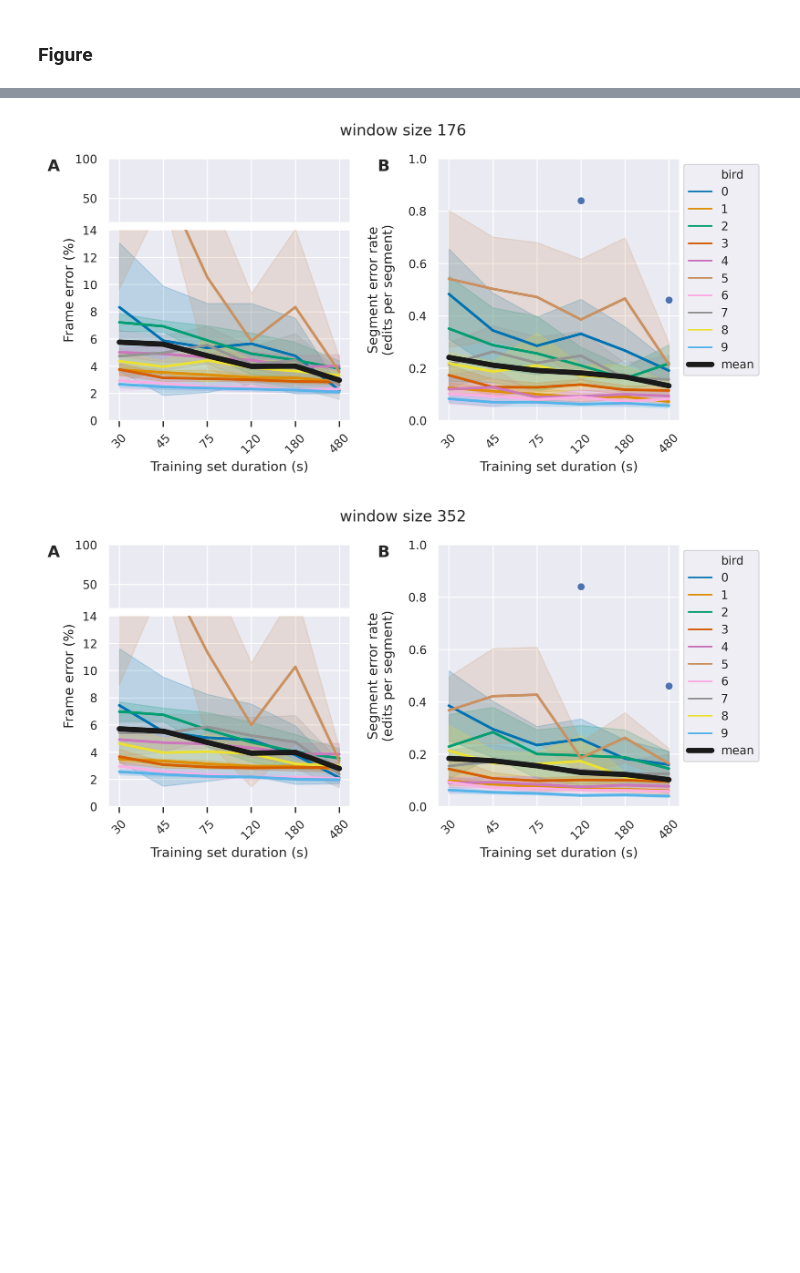
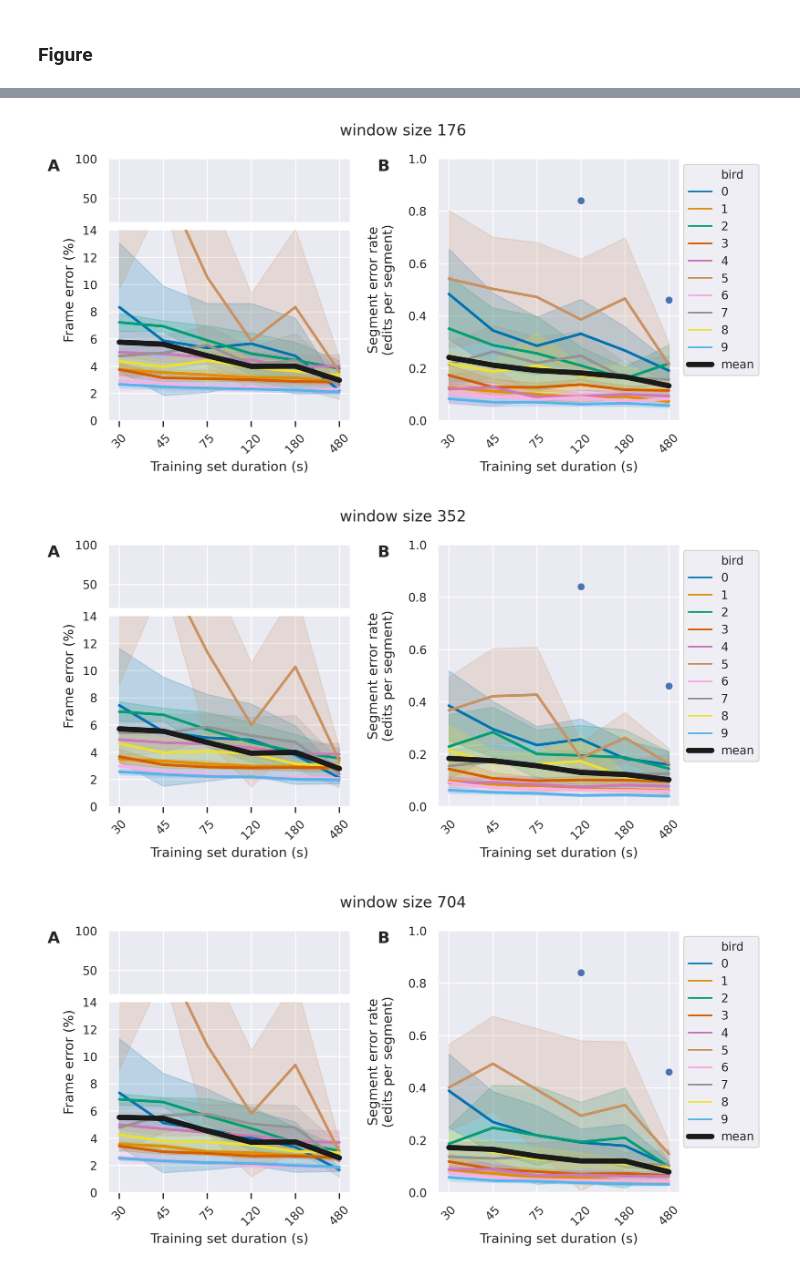
Before and after one commit to yardencsGitHub/tweetynet, a Jupyter notebook: src/scripts/BirdsongRecognition/error-across-birds-multiple-window-size.ipynb, the cells around one changed output, grey strips where cells are left out. Saved outputs shown, nothing was run; the diff lists cells and outputs as text; code cells hidden in the pictures; blank space fills up the shorter version.

```diff
--- a/src/scripts/BirdsongRecognition/error-across-birds-multiple-window-size.ipynb
+++ b/src/scripts/BirdsongRecognition/error-across-birds-multiple-window-size.ipynb
@@ -146,16 +146,17 @@ BR_RESULTS_ROOT = REPO_ROOT.joinpath('results/BirdsongRecognition')
 # %% [markdown]
 ### Figure
 # %%
-for window_size in (22, 44, 88, 176, 352):
+for window_size in (22, 44, 88, 176, 352, 704):
     if window_size == 88:
         csv_path = BR_RESULTS_ROOT.joinpath(f'window_size_{window_size}/run_0/error_across_birds.csv')
     else:
         csv_path = BR_RESULTS_ROOT.joinpath(f'window_size_{window_size}/error_across_birds.csv')
     curve_df = pd.read_csv(csv_path)
     plot_error_across_birds_curve(curve_df, suptitle=f"window size {window_size}")
 # %% [output]
 [figure]
 [figure]
 [figure]
 [figure]
 [figure]
+[figure, added]
```
